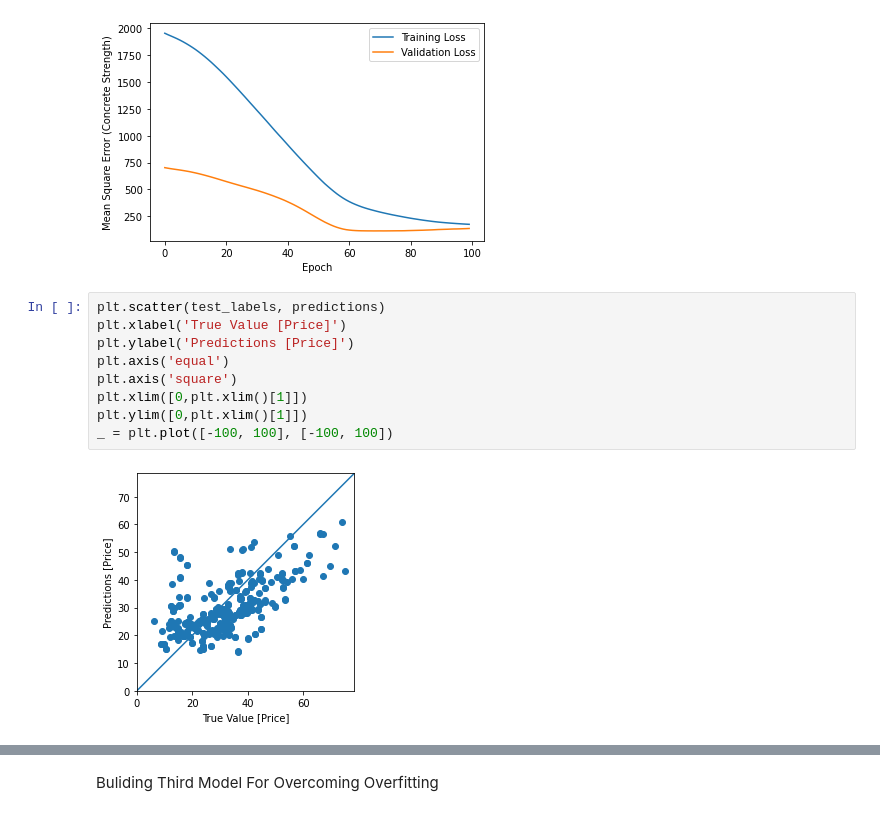
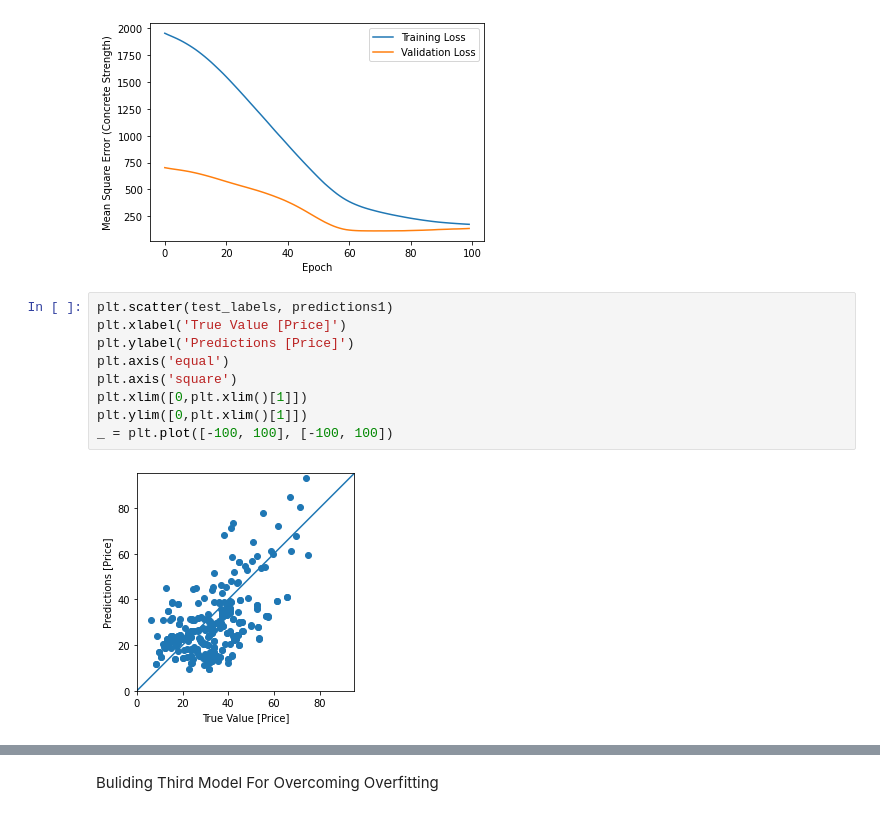
Before and after one commit to SyedHuzaifa007/PIAIC-Deep-Learning-Assignment, a Jupyter notebook: Concrete_Strength_Assignment.ipynb, the cells around one changed output, grey strips where cells are left out. Saved outputs shown, nothing was run; the diff lists cells and outputs as text.

```diff
--- a/Concrete_Strength_Assignment.ipynb
+++ b/Concrete_Strength_Assignment.ipynb
@@ -508,15 +508,15 @@ plot_history1(history_1)
 [figure]
 [figure]
 # %%
-plt.scatter(test_labels, predictions)
+plt.scatter(test_labels, predictions1)
 plt.xlabel('True Value [Price]')
 plt.ylabel('Predictions [Price]')
 plt.axis('equal')
 plt.axis('square')
 plt.xlim([0,plt.xlim()[1]])
 plt.ylim([0,plt.xlim()[1]])
 _ = plt.plot([-100, 100], [-100, 100])
 # %% [output]
-[figure, old version]
+[figure, new version]
 # %%
 # Plotting Difference Between Actual Values And Predicted Values
```
Also changed, not shown: parts of 4 cells of this notebook.
